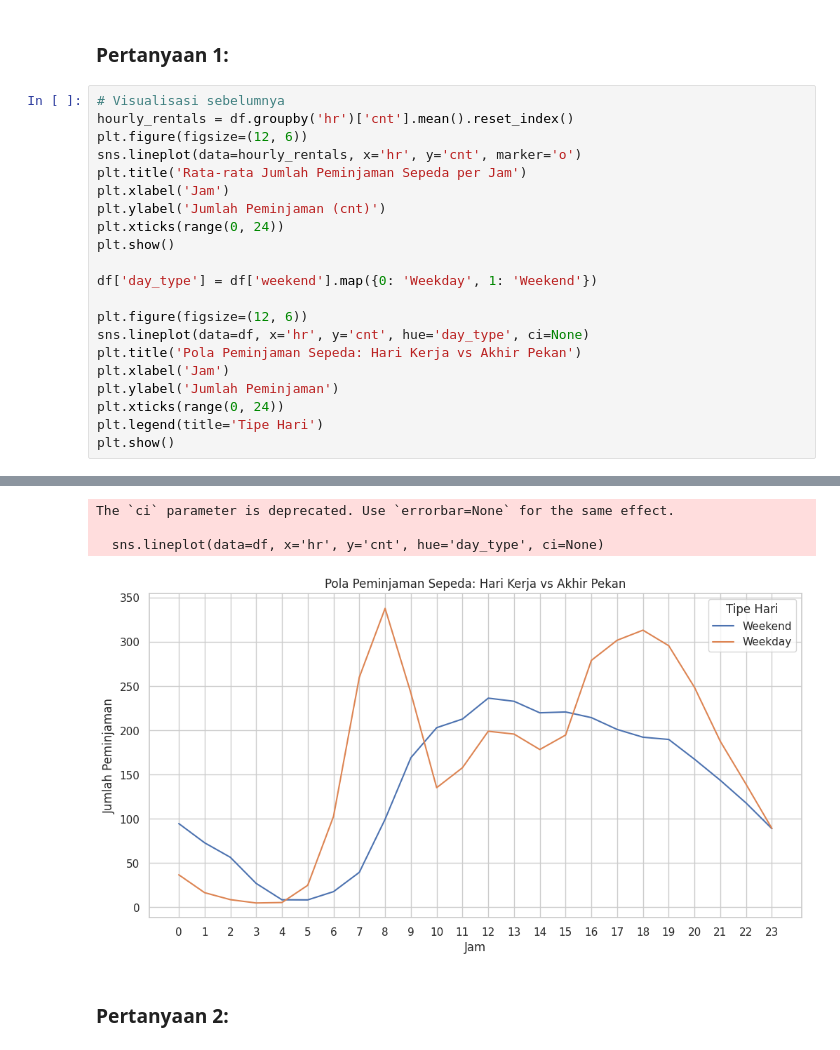
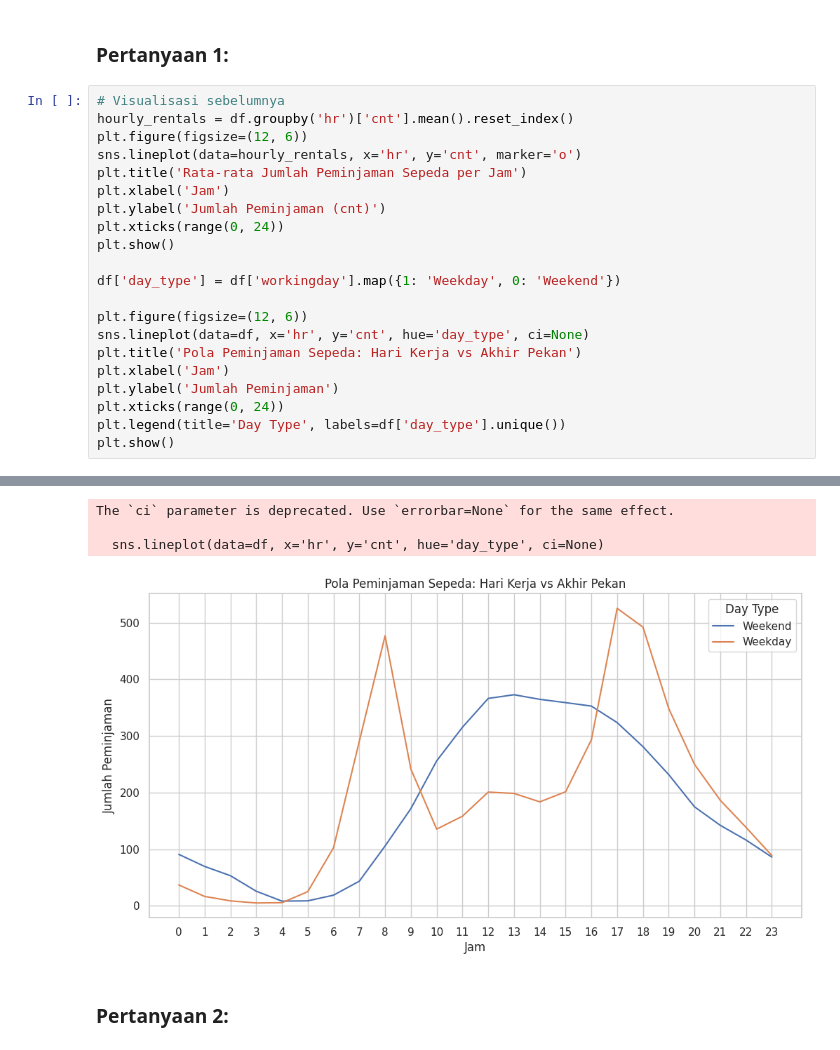
Before and after one commit to Gibskuyyyy/ProyekAnalisisData, a Jupyter notebook: Proyek_Analisis_Data.ipynb, the cells around one changed output, grey strips where cells are left out. Saved outputs shown, nothing was run; the diff lists cells and outputs as text.

```diff
--- a/Proyek_Analisis_Data.ipynb
+++ b/Proyek_Analisis_Data.ipynb
@@ -224,7 +231,7 @@ plt.ylabel('Jumlah Peminjaman (cnt)')
 plt.xticks(range(0, 24))
 plt.show()
 
-df['day_type'] = df['weekend'].map({0: 'Weekday', 1: 'Weekend'})
+df['day_type'] = df['workingday'].map({1: 'Weekday', 0: 'Weekend'})
 
 plt.figure(figsize=(12, 6))
 sns.lineplot(data=df, x='hr', y='cnt', hue='day_type', ci=None)
@@ -232,6 +239,6 @@ plt.title('Pola Peminjaman Sepeda: Hari Kerja vs Akhir Pekan')
 plt.xlabel('Jam')
 plt.ylabel('Jumlah Peminjaman')
 plt.xticks(range(0, 24))
-plt.legend(title='Tipe Hari')
+plt.legend(title='Day Type', labels=df['day_type'].unique())
 plt.show()
 # %% [output]
@@ -239,7 +246,7 @@ plt.show()
 The `ci` parameter is deprecated. Use `errorbar=None` for the same effect.
 
   sns.lineplot(data=df, x='hr', y='cnt', hue='day_type', ci=None)
-[figure, old version]
+[figure, new version]
 # %% [markdown]
 ### Pertanyaan 2:
 # %%
```
Also changed, not shown: parts of 9 cells of this notebook, 4 other files.
